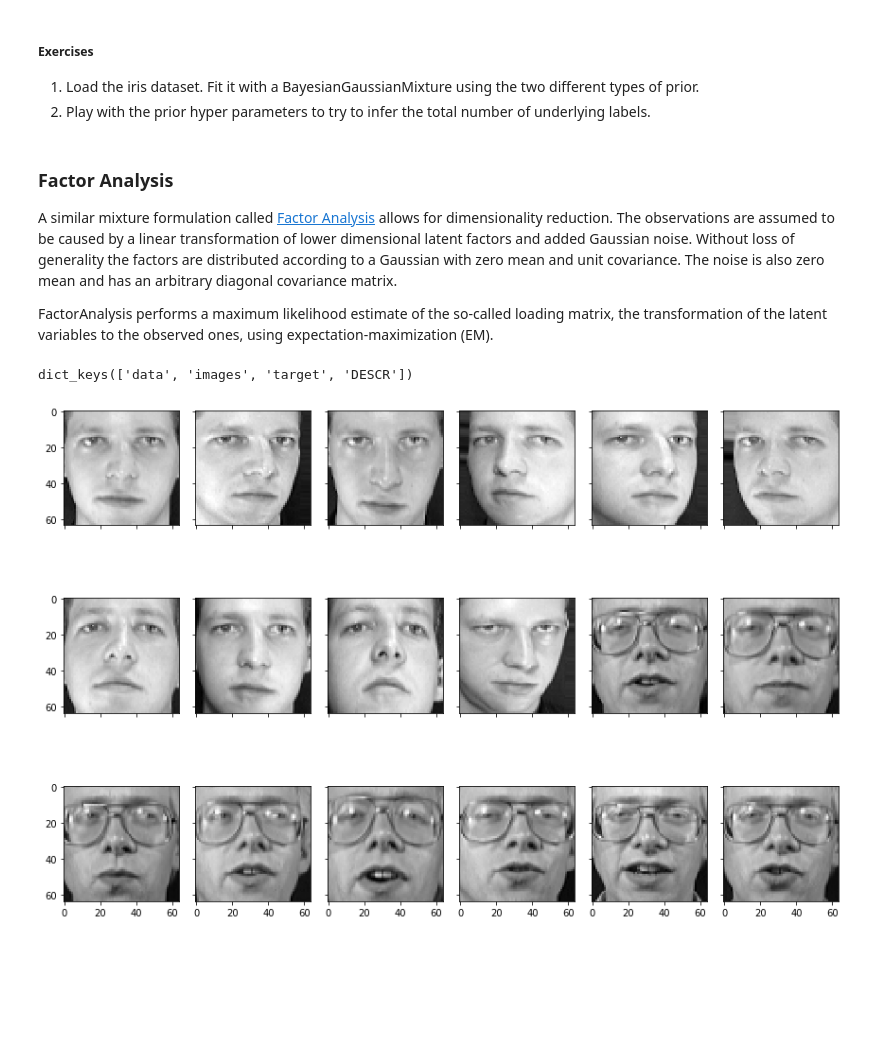
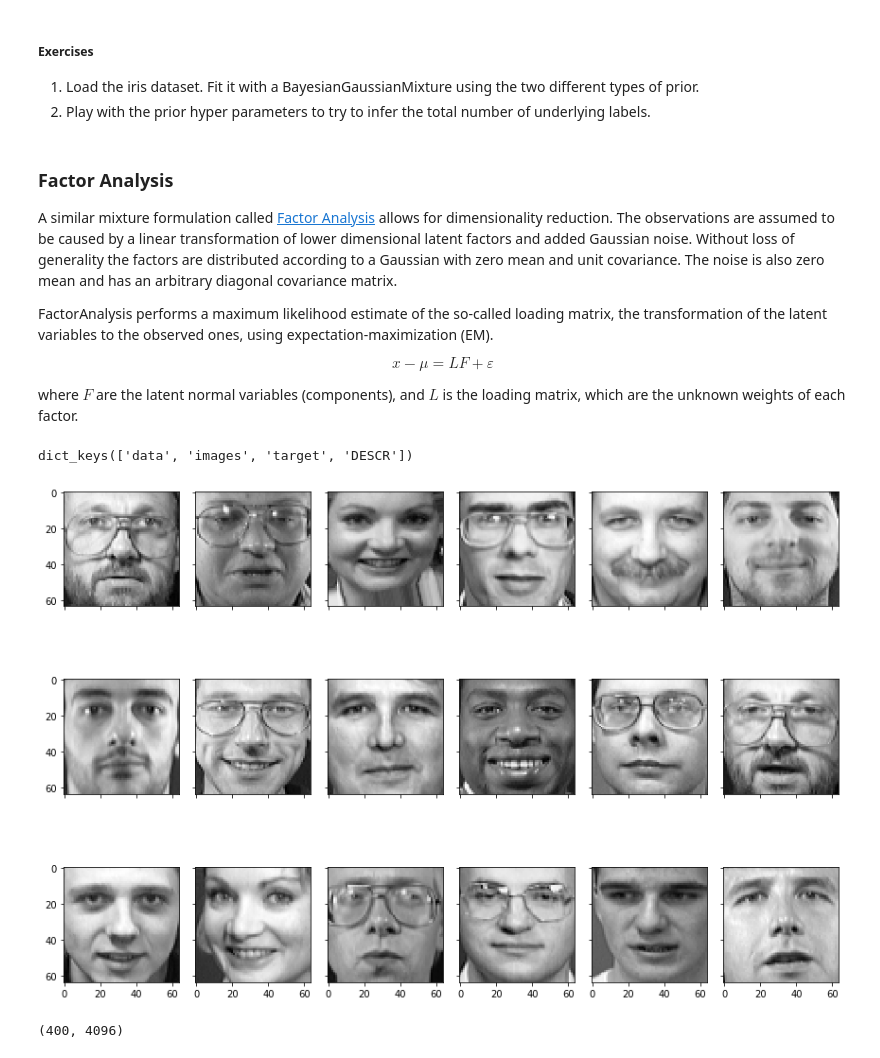
Before and after one commit to lucianopaz/statistical_machine_learning, a Jupyter notebook: notebooks/Clustering and GMM tutorial.ipynb, the cells around one changed output. Saved outputs shown, nothing was run; the diff lists cells and outputs as text; code cells hidden in the pictures; blank space fills up the shorter version.

```diff
--- a/notebooks/Clustering and GMM tutorial.ipynb
+++ b/notebooks/Clustering and GMM tutorial.ipynb
@@ -409,5 +411,11 @@ plt.show()
 A similar mixture formulation called [Factor Analysis](https://scikit-learn.org/stable/modules/generated/sklearn.decomposition.FactorAnalysis.html#sklearn.decomposition.FactorAnalysis) allows for dimensionality reduction. The observations are assumed to be caused by a linear transformation of lower dimensional latent factors and added Gaussian noise. Without loss of generality the factors are distributed according to a Gaussian with zero mean and unit covariance. The noise is also zero mean and has an arbitrary diagonal covariance matrix.
 
 FactorAnalysis performs a maximum likelihood estimate of the so-called loading matrix, the transformation of the latent variables to the observed ones, using expectation-maximization (EM).
+
+$$
+x - \mu = LF + \varepsilon
+$$
+
+where $F$ are the latent normal variables (components), and $L$ is the loading matrix, which are the unknown weights of each factor.
 # %%
 from sklearn.datasets import fetch_olivetti_faces
@@ -418,8 +427,12 @@ dict_keys(['data', 'images', 'target', 'DESCR'])
 # %%
 fig, axs = plt.subplots(3, 6, figsize=(12, 9), sharex=True, sharey=True)
 for i in range(18):
     ax = axs[i // 6, i % 6]
-    ax.imshow(data.images[i], cmap='gray')
+    ax.imshow(dataset.images[i], cmap='gray')
 fig.tight_layout()
 # %% [output]
-[figure, old version]
+[figure, new version]
+# %%
+print(faces.shape)
+# %% [output]
+(400, 4096)
```
Also changed, not shown: parts of 25 cells of this notebook.
